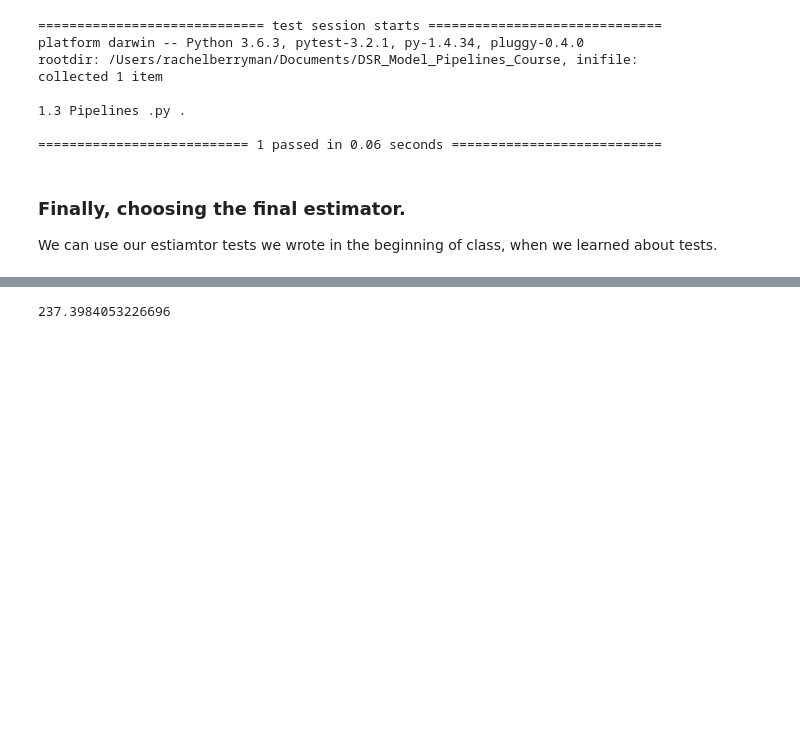
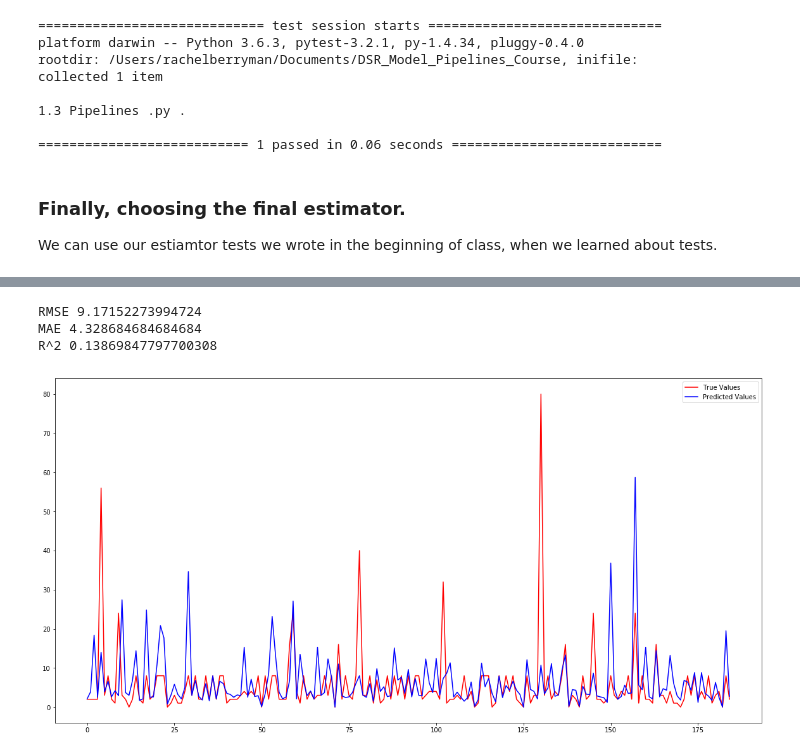
Before and after one commit to rachelkberryman/DSR_Model_Pipelines_Course, a Jupyter notebook: 1.3 Pipelines .ipynb, the cells around one changed output, grey strips where cells are left out. Cells and saved outputs as stored; diff of their text form; code cells hidden in the pictures; blank space fills up the shorter version.

Commit message:
Adding plot of predictions vs actuals for example and prediction metrics

```diff
--- a/1.3 Pipelines .ipynb
+++ b/1.3 Pipelines .ipynb
@@ -495,4 +496,4 @@ from sklearn.model_selection import cross_val_predict
 # %%
 from sklearn.ensemble import RandomForestRegressor
 rfr = RandomForestRegressor(verbose=True, n_jobs=-1)
-final_pipeline = (make_pipeline(processing_pipeline, rfr))
+finalpipeline = (make_pipeline(processing_pipeline, RandomForestRegressor()))
@@ -515,4 +500,30 @@ pred = cross_val_predict(final_pipeline,
-# %%
-print(mean_squared_error(y_train, pred))
-# %% [output]
-237.3984053226696
+# %%
+finalpipeline.fit(x_train, y_train)
+predictions = finalpipeline.predict(x_test)
+# %%
+from math import sqrt
+print('RMSE', sqrt(mean_squared_error(y_test, predictions)))
+print('MAE', mean_absolute_error(y_test, predictions))
+print('R^2', -r2_score(y_test, predictions))
+# %% [output]
+RMSE 9.17152273994724
+MAE 4.328684684684684
+R^2 0.13869847797700308
+# %%
+y_test = y_test.reset_index()
+y_test.drop('index', axis=1, inplace=True)
+final_predictions = pd.DataFrame(pd.concat([y_test, pd.Series(predictions)], axis=1))
+# %%
+final_predictions.rename(columns={'Absenteeism time in hours': 'True values', 0: 'Predicted values'}, inplace=True)
+# %%
+import matplotlib.pyplot as plt
+
+plt.figure(figsize=(20,10))
+
+plt.plot(final_predictions.index, final_predictions['True values'], c='red', label='True Values')
+# plot a second data series 'Short students' in blue using the last three elements of x and y
+plt.plot(final_predictions.index, final_predictions['Predicted values'], c='blue', label='Predicted Values')
+plt.legend(loc='best')
+plt.show()
+# %% [output]
+[figure, added]
```
Also changed, not shown: parts of 7 cells of this notebook.
